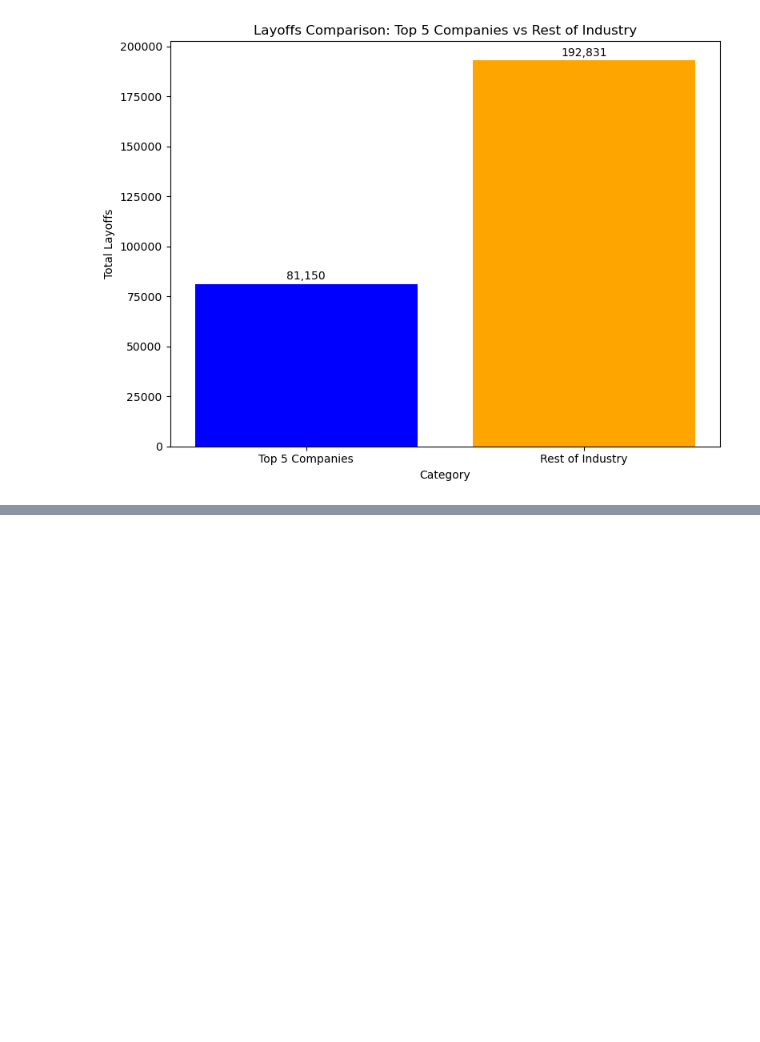
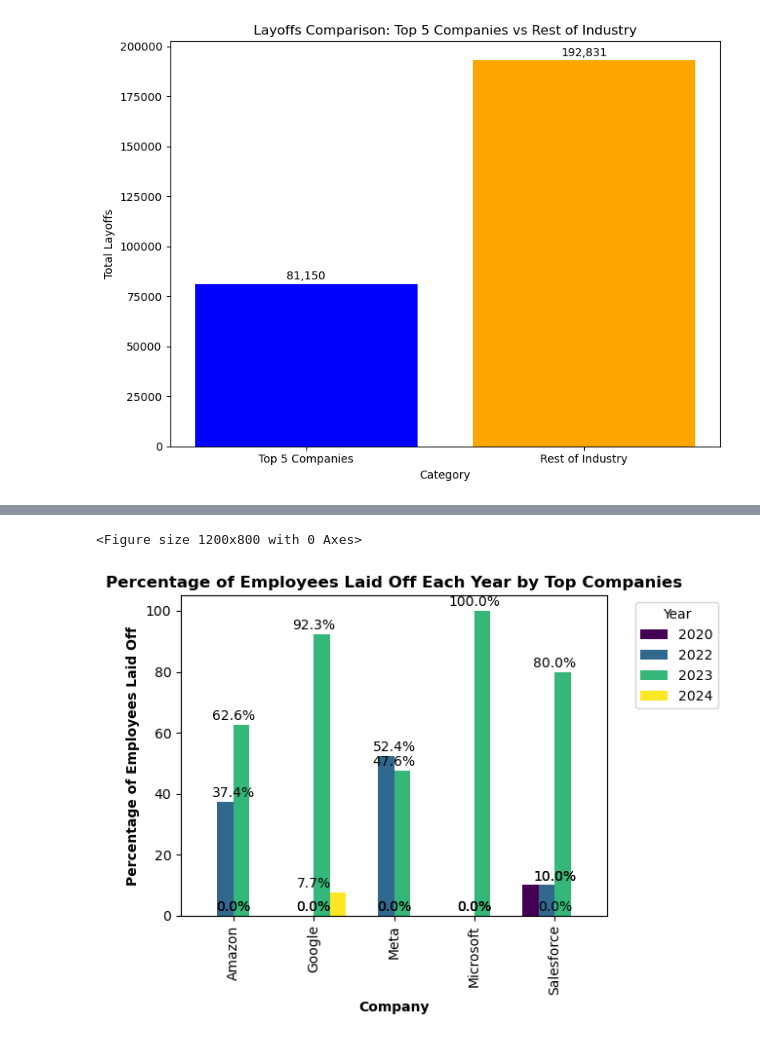
Before and after one commit to cschneggenburger/group-2-project-1, a Jupyter notebook: Big_Tech_Layoffs_Dylan.ipynb, the cells around one changed output, grey strips where cells are left out. Cells and saved outputs as stored; diff of their text form; code cells hidden in the pictures; blank space fills up the shorter version.

```diff
--- a/Big_Tech_Layoffs_Dylan.ipynb
+++ b/Big_Tech_Layoffs_Dylan.ipynb
@@ -165,0 +180,37 @@ plt.show()
+# %%
+# Get the top companies
+top_companies = usa_top_5_layoffs.index
+
+# Filter the DataFrame to include only the top companies
+df_top_companies = df_usa[df_usa['Company'].isin(top_companies)]
+
+# Pivot the DataFrame to get the percentage of employees laid off each year for each company
+df_pivot = df_top_companies.pivot_table(index='Company', columns='Year', values='Laid_Off', aggfunc='sum', fill_value=0)
+df_percentage = df_pivot.div(df_pivot.sum(axis=1), axis=0) * 100
+
+# Plotting the stacked bar chart
+plt.figure(figsize=(12, 8))
+df_percentage.plot(kind='bar', stacked=False, colormap='viridis', width=0.8)
+
+# Adding labels and title
+plt.xlabel('Company', fontweight='bold')
+plt.ylabel('Percentage of Employees Laid Off', fontweight='bold')
+plt.title('Percentage of Employees Laid Off Each Year by Top Companies', fontweight='bold')
+
+# Adding legend
+plt.legend(title='Year', bbox_to_anchor=(1.05, 1), loc='upper left')
+
+# Display percentages on top of each segment
+for idx, company in enumerate(df_percentage.index):
+    for year, percentage in enumerate(df_percentage.loc[company]):
+        if percentage == 47.6:
+            plt.text(idx, percentage + 5, f'{percentage:.1f}%', ha='center', va='bottom', color='black')
+        else:
+            plt.text(idx, percentage + 0.5, f'{percentage:.1f}%', ha='center', va='bottom', color='black')
+
+# Adjust layout
+plt.tight_layout()
+plt.show()
+# %% [output]
+<Figure size 1200x800 with 0 Axes>
+[figure, added]
```
Also changed, not shown: parts of 7 cells of this notebook.
